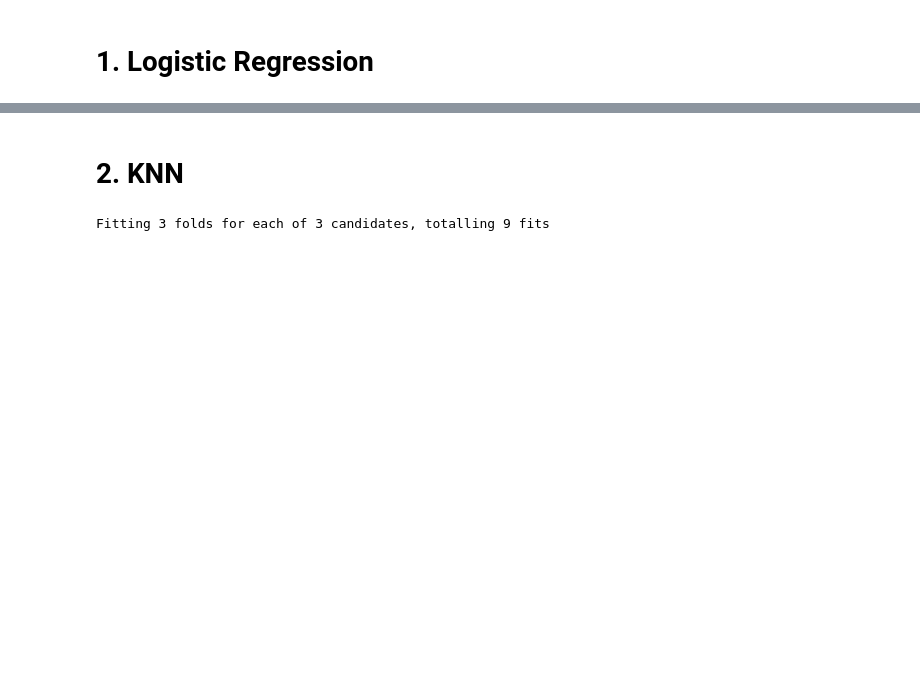
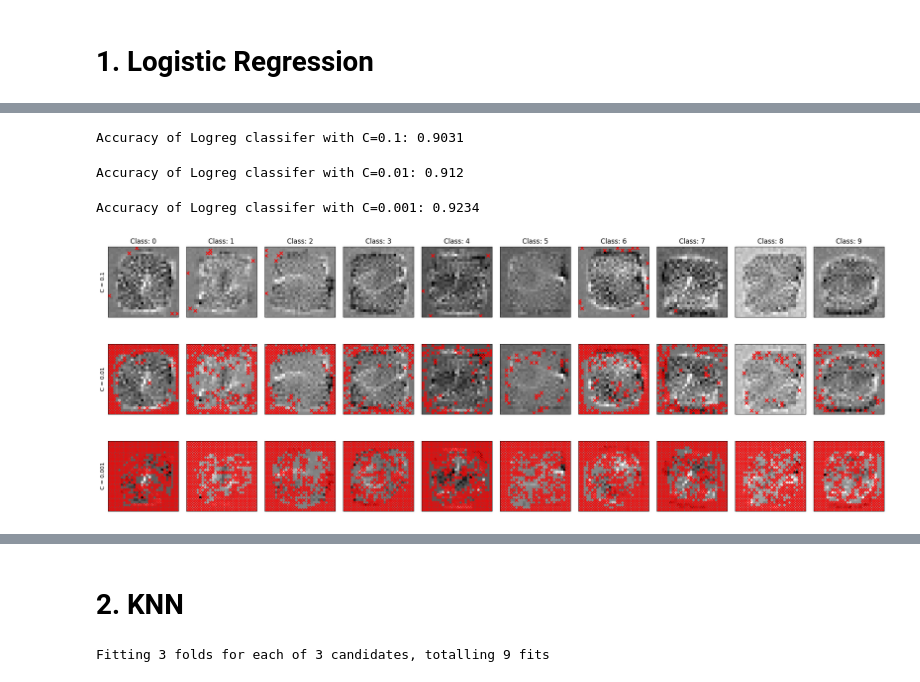
Before and after one commit to goglom/ML, a Jupyter notebook: Problem_3/main.ipynb, the cells around one changed output, grey strips where cells are left out. Saved outputs shown, nothing was run; the diff lists cells and outputs as text; code cells hidden in the pictures; blank space fills up the shorter version.

```diff
--- a/Problem_3/main.ipynb
+++ b/Problem_3/main.ipynb
@@ -53,0 +65,41 @@ Accuracy on test:  0.9222
+# %%
+coeffs = [1e-1, 1e-2, 1e-3]
+logreg_classifiers = []
+accuracies = []
+
+for c in coeffs:
+    logreg_classifiers.append(LogisticRegression(penalty="l1", max_iter=100, C=c, n_jobs=2, solver="saga"))
+    logreg_classifiers[-1].fit(x_train_noisy, y_train)
+    y_pred_ = logreg_classifiers[-1].predict(x_test)
+    accuracies.append(accuracy_score(y_test, y_pred_))
+    print(f"Accuracy of Logreg classifer with C={c}: {accuracies[-1]}")
+# %% [output]
+Accuracy of Logreg classifer with C=0.1: 0.9031
+Accuracy of Logreg classifer with C=0.01: 0.912
+Accuracy of Logreg classifer with C=0.001: 0.9234
+# %%
+for j, classifier in enumerate(logreg_classifiers):
+    coefs = classifier.coef_
+    size = int(np.sqrt(coefs.shape[1]))
+    images = coefs.reshape((coefs.shape[0], size, size))
+
+    plt.figure(figsize=(20, 3), dpi=100)
+    for i, img in enumerate(images):
+        plt.subplot(1, images.shape[0], 1 + i)
+
+        if j == 0:
+            plt.title(f"Class: {i}")
+        if i == 0:
+            plt.ylabel(f"C = {coeffs[j]}")
+
+        plt.imshow(img, cmap=cm.gray_r)
+        indices = np.nonzero(img == 0)
+        if len(indices) > 0:
+            plt.scatter(*indices, c='r', marker='x')
+        plt.yticks([])
+        plt.xticks([])
+    plt.tight_layout()
+# %% [output]
+[figure, added]
+[figure, added]
+[figure, added]
```
Also changed, not shown: parts of 22 cells of this notebook, 5 other files.
